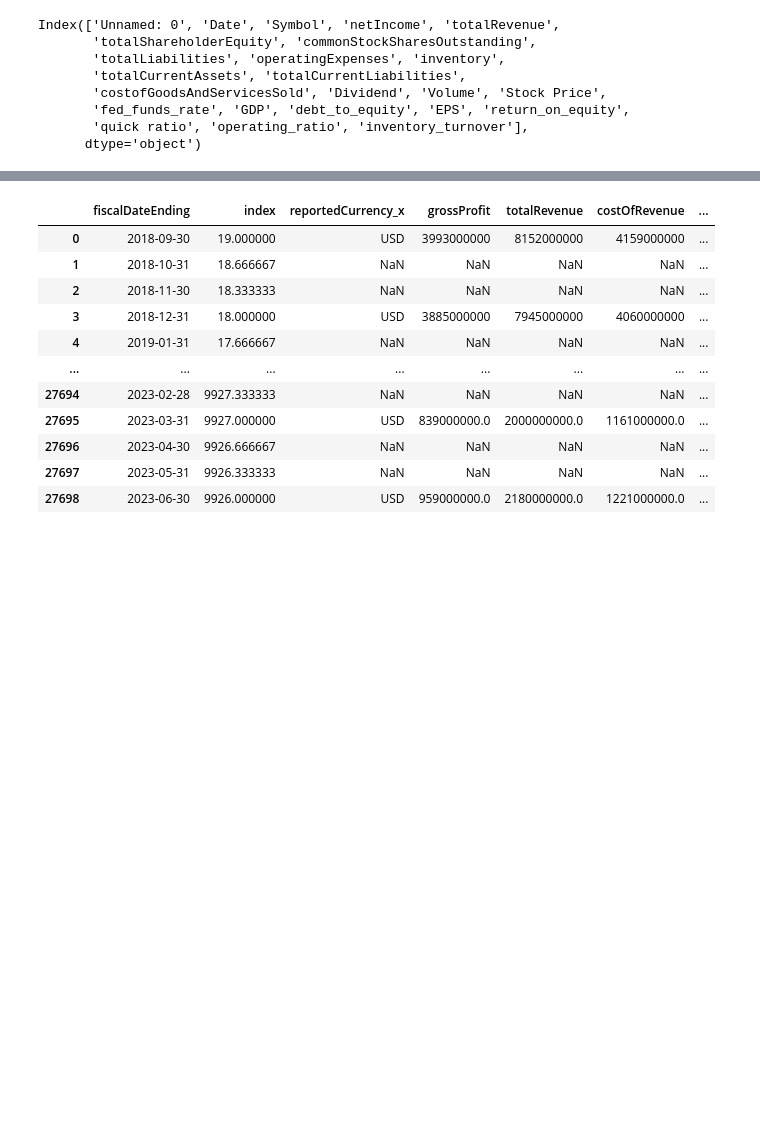
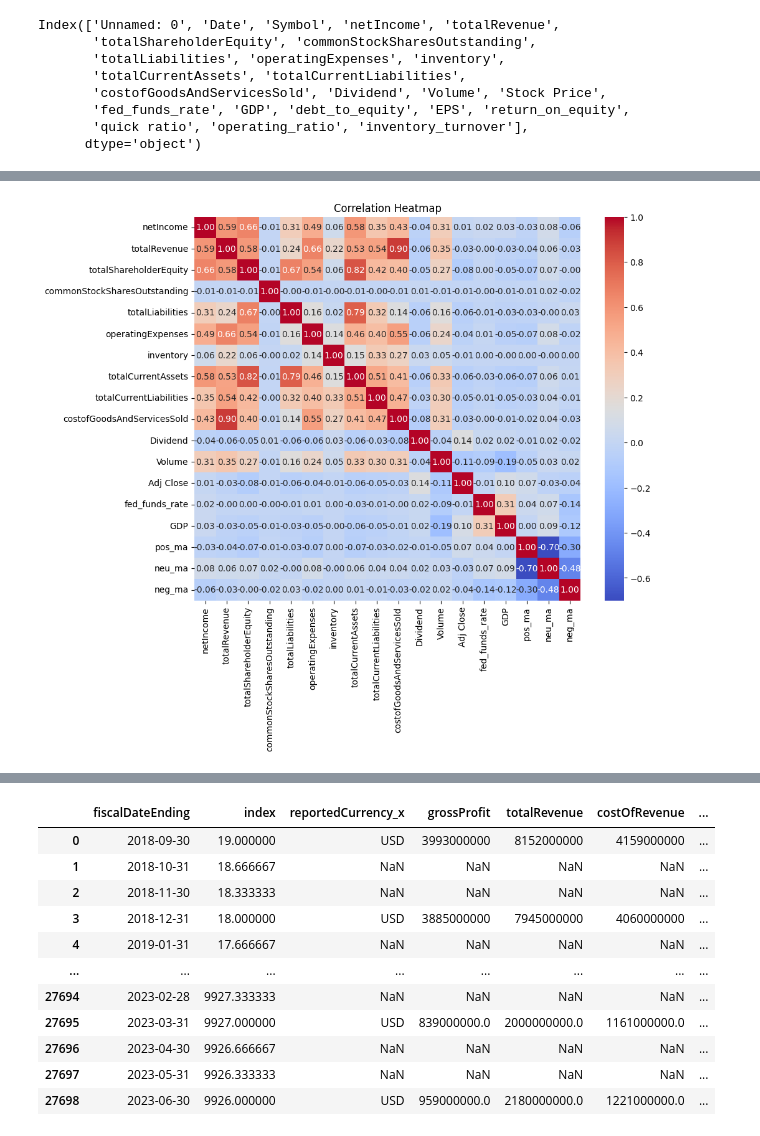
Before and after one commit to Noorasyikeen/InvestoInsight, a Jupyter notebook: notebooks/huiye-data.ipynb, the cells around one changed output, grey strips where cells are left out. Cells and saved outputs as stored; diff of their text form; code cells hidden in the pictures; blank space fills up the shorter version.

```diff
--- a/notebooks/huiye-data.ipynb
+++ b/notebooks/huiye-data.ipynb
@@ -611,0 +862,2 @@ bal_income.shape
+# %%
+dividends.rename(columns={'Ticker':'Tickers'}, inplace=True)
@@ -611,0 +868,3 @@ bal_income.shape
+# %%
+NLP_data = pd.concat([sentiment_1820, sentiment_2021, sentiment_2022], axis=0)
+NLP_data
@@ -611,0 +885,7 @@ bal_income.shape
+# %%
+merged_df = bal_inc.merge(dividends, on=['Date','Tickers'], how='outer'
+                  ).merge(trading_volume, on=['Date', 'Tickers'], how='outer'
+                  ).merge(stock_price, on=['Date', 'Tickers'], how='outer'
+                  ).merge(fed_funds_rate, on=['Date'], how='outer'
+                  ).merge(GDP, on=['Date'], how='outer')
+merged_df
@@ -611,0 +994,14 @@ bal_income.shape
+# %%
+import pandas as pd
+import seaborn as sns
+import matplotlib.pyplot as plt
+
+correlation_matrix = merged_df1.corr()
+
+# Create a heatmap to visualize the correlations
+plt.figure(figsize=(10, 8))
+sns.heatmap(correlation_matrix, annot=True, cmap='coolwarm', fmt=".2f")
+plt.title("Correlation Heatmap")
+plt.show()
+# %% [output]
+[figure, added]
```
Also changed, not shown: parts of 162 cells of this notebook.
